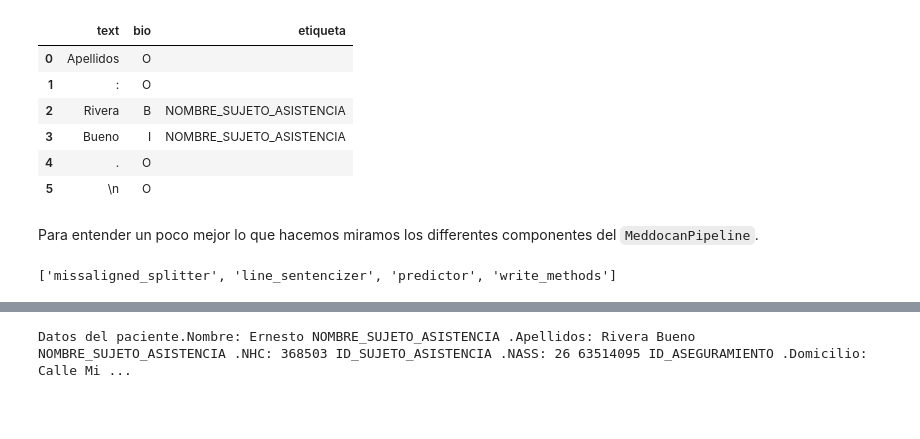
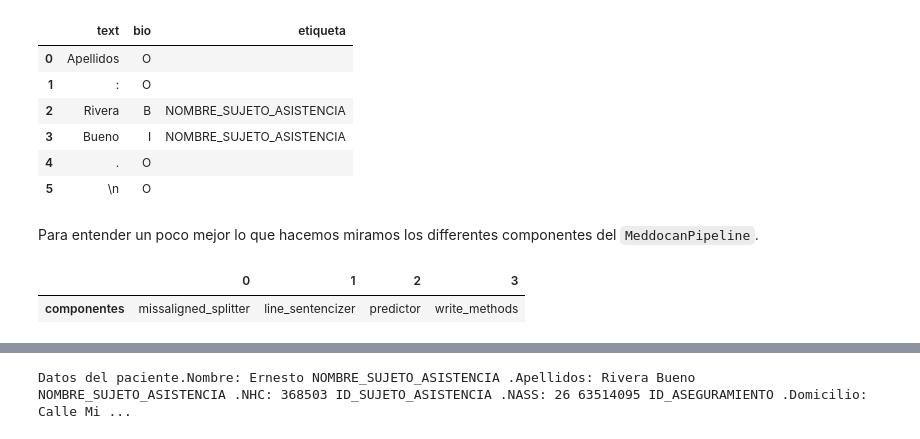
Before and after one commit to GuiGel/MedDocAn, a Jupyter notebook: cdti/meddocan/code.ipynb, the cells around one changed output, grey strips where cells are left out. Cells and saved outputs as stored; diff of their text form; code cells hidden in the pictures; blank space fills up the shorter version.

```diff
--- a/cdti/meddocan/code.ipynb
+++ b/cdti/meddocan/code.ipynb
@@ -105,9 +132,10 @@ for i, sent in enumerate(gold.sents):
 | 5 | \n | O |  |
 # %% [markdown]
 Para entender un poco mejor lo que hacemos miramos los differentes componentes del `MeddocanPipeline`.
-# %%
-gs_docs.nlp.pipe_names
-# %% [output]
-['missaligned_splitter', 'line_sentencizer', 'predictor', 'write_methods']
+# %%
+pd.DataFrame(gs_docs.nlp.pipe_names, columns=["componentes"]).T
+# %% [output]
+|  | 0 | 1 | 2 | 3 |
+| componentes | missaligned_splitter | line_sentencizer | predictor | write_methods |
 # %% [markdown]
 1. El primer elemento de nuestro pipeline es el tokenizer seguido del componente `missaligned_splitter` que nos permite afinar la tokenización de tal forma que cada token se corresponda exactamente con una etiqueta al formato BIO.
```
Also changed, not shown: parts of 52 cells of this notebook, 1 other file.
